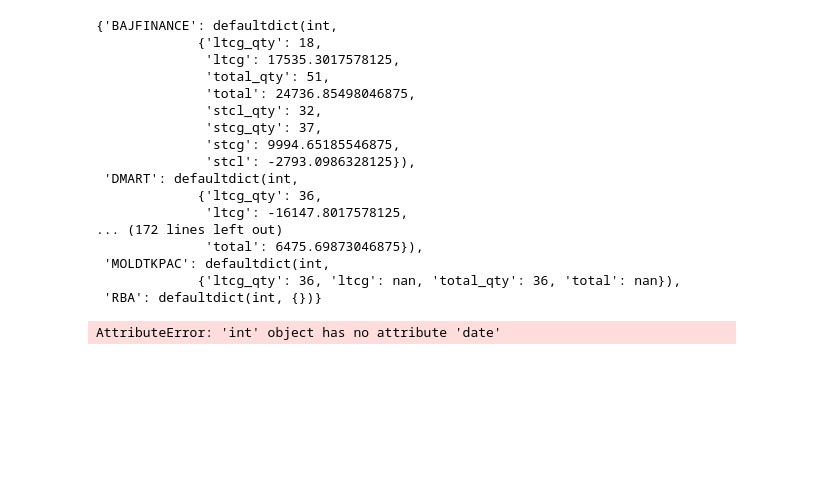
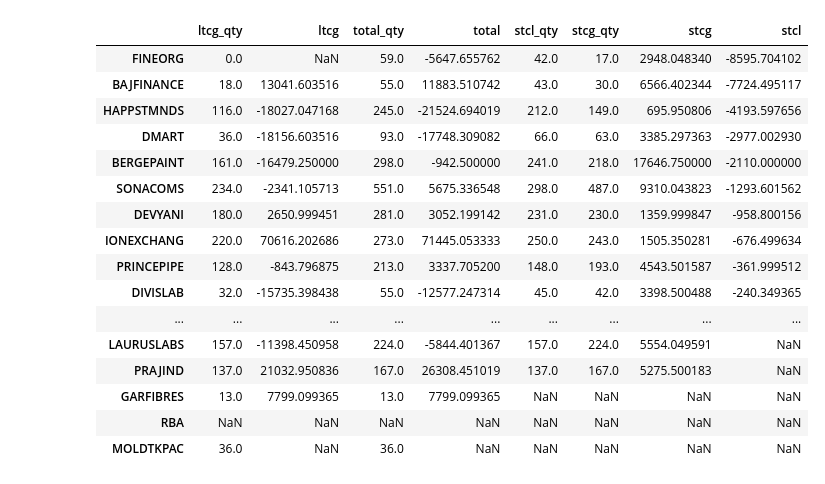
Before and after one commit to imran-iiit/test, a Jupyter notebook: PyHelloWorld/utils/trade_breakdown.ipynb, the cells around one changed output. Drawn from its saved outputs; the diff is of its cells as text; code cells hidden in the pictures; blank space fills up the shorter version.

```diff
--- a/PyHelloWorld/utils/trade_breakdown.ipynb
+++ b/PyHelloWorld/utils/trade_breakdown.ipynb
@@ -31,7 +32,7 @@ def process_sheets(df, today=None):
     except e:
         print(e)
         print('***** reading current prices from Holdings.txt as yahoo crapped again!!!')
-        curr_prices = get_curr_prices_from_holdings(HOLDINGS_FILE_NAME)
+        curr_prices = get_curr_prices_from_holdings()
 
     df = df.merge(curr_prices, left_on=['COMPANY'], right_on=['index'])
     df = df.drop('index', axis=1)
@@ -57,7 +58,7 @@ def get_stcl(df, harvest_loss_amount=9999999, today=datetime.datetime.today(), n
     df = df.sort_values(by='Date', ascending=True)
     data = {}
 
-    for c in NSE_BSE.keys():
+    for c in get_holding_quantities().keys():
         df_c = df[df['COMPANY'] == c]
         df_dict = df_c.to_dict('list') # https://stackoverflow.com/questions/52547805/how-to-convert-dataframe-to-dictionary-in-pandas-without-index
         ltcg, stcg, ltcg_qty, stcg_qty = 0, 0, 0, 0
@@ -108,22 +109,21 @@ def get_max_stcl(df, harvest_loss_amount=9999999, today=datetime.datetime.today(
     stcg_cutoff_date = (today - relativedelta(years=num_years_for_stcg)).date()
     data = {}
 
-    for c in NSE_BSE.keys():
+    for c in get_holding_quantities().keys():
         df_c = df[(df['Date'] > str(stcg_cutoff_date)) & (df['COMPANY'] == c)] # Get trades after this date
         df_dict = df_c.to_dict('list')
-#         print(c, df_dict['PnL'])
         data[c] = min_consecutive_sum_kadane(df_dict['PnL'], df_dict['Date'])
 
     return {k: v for k, v in sorted(data.items(), key=lambda item: item[1])} # sort data by value before returning
 # %%
-df = read_xls(HOLDINGS_FILE_NAME, tab=5)
+df = read_xls(HOLDING_FILE, tab=5)
 df = df[df['COMPANY'].isin(get_holding_quantities().keys())]
 df = df[['COMPANY', 'Date', 'Qty', 'BuyPrice']]
 
 df = process_sheets(df)
 # save_csv(df, 'ltcg_stcg')
-max_data = get_max_stcl(df)
-data = get_stcl(df)
-print(max_data)
-data
+
+print('******* Max STCL - longest STCL loss streak *******')
+print(pd.DataFrame(get_max_stcl(df)).T)
+pd.DataFrame(get_stcl(df)).T.sort_values(by='stcl', ascending=True)
 # %% [output]
@@ -152,27 +152,20 @@ Date
-{'BAJFINANCE': defaultdict(int,
-             {'ltcg_qty': 18,
-              'ltcg': 17535.3017578125,
-              'total_qty': 51,
-              'total': 24736.85498046875,
-              'stcl_qty': 32,
-              'stcg_qty': 37,
-              'stcg': 9994.65185546875,
-              'stcl': -2793.0986328125}),
- 'DMART': defaultdict(int,
-             {'ltcg_qty': 36,
-              'ltcg': -16147.8017578125,
-... (172 lines left out)
-              'total': 6475.69873046875}),
- 'MOLDTKPAC': defaultdict(int,
-             {'ltcg_qty': 36, 'ltcg': nan, 'total_qty': 36, 'total': nan}),
- 'RBA': defaultdict(int, {})}
+|  | ltcg_qty | ltcg | total_qty | total | stcl_qty | stcg_qty | stcg | stcl |
+| FINEORG | 0.0 | NaN | 59.0 | -5647.655762 | 42.0 | 17.0 | 2948.048340 | -8595.704102 |
+| BAJFINANCE | 18.0 | 13041.603516 | 55.0 | 11883.510742 | 43.0 | 30.0 | 6566.402344 | -7724.495117 |
+| HAPPSTMNDS | 116.0 | -18027.047168 | 245.0 | -21524.694019 | 212.0 | 149.0 | 695.950806 | -4193.597656 |
+| DMART | 36.0 | -18156.603516 | 93.0 | -17748.309082 | 66.0 | 63.0 | 3385.297363 | -2977.002930 |
+| BERGEPAINT | 161.0 | -16479.250000 | 298.0 | -942.500000 | 241.0 | 218.0 | 17646.750000 | -2110.000000 |
+| SONACOMS | 234.0 | -2341.105713 | 551.0 | 5675.336548 | 298.0 | 487.0 | 9310.043823 | -1293.601562 |
+| DEVYANI | 180.0 | 2650.999451 | 281.0 | 3052.199142 | 231.0 | 230.0 | 1359.999847 | -958.800156 |
+| IONEXCHANG | 220.0 | 70616.202686 | 273.0 | 71445.053333 | 250.0 | 243.0 | 1505.350281 | -676.499634 |
+| PRINCEPIPE | 128.0 | -843.796875 | 213.0 | 3337.705200 | 148.0 | 193.0 | 4543.501587 | -361.999512 |
+| DIVISLAB | 32.0 | -15735.398438 | 55.0 | -12577.247314 | 45.0 | 42.0 | 3398.500488 | -240.349365 |
+| ... | ... | ... | ... | ... | ... | ... | ... | ... |
+| LAURUSLABS | 157.0 | -11398.450958 | 224.0 | -5844.401367 | 157.0 | 224.0 | 5554.049591 | NaN |
+| PRAJIND | 137.0 | 21032.950836 | 167.0 | 26308.451019 | 137.0 | 167.0 | 5275.500183 | NaN |
+| GARFIBRES | 13.0 | 7799.099365 | 13.0 | 7799.099365 | NaN | NaN | NaN | NaN |
+| RBA | NaN | NaN | NaN | NaN | NaN | NaN | NaN | NaN |
+| MOLDTKPAC | 36.0 | NaN | 36.0 | NaN | NaN | NaN | NaN | NaN |
-# %%
-# df[['Symbol', 'Quantity', 'PnL']].groupby(['Symbol']).agg('sum')
-data['FINEORG'][2].date().strftime('%d%b%Y')
-
-isinstance(data['FINEORG'][2], pd.Timestamp)
-# %% [output]
-AttributeError: 'int' object has no attribute 'date'
 # %%
 df = read_xls('../docs/Holdings_16Dec23.xlsx', tab=5)
 df = df[df['COMPANY'].isin(get_holding_quantities().keys())]
```
Also changed, not shown: parts of 5 cells of this notebook, 3 other files.
